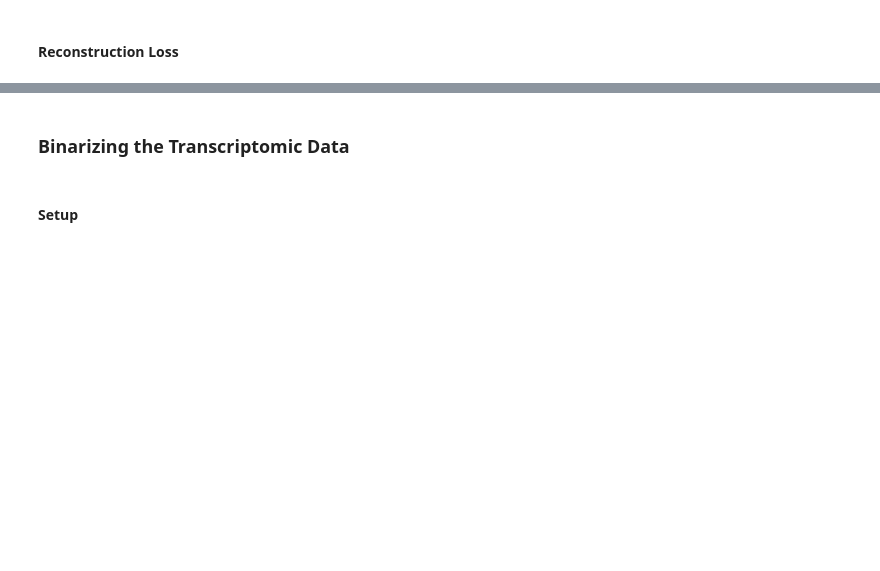
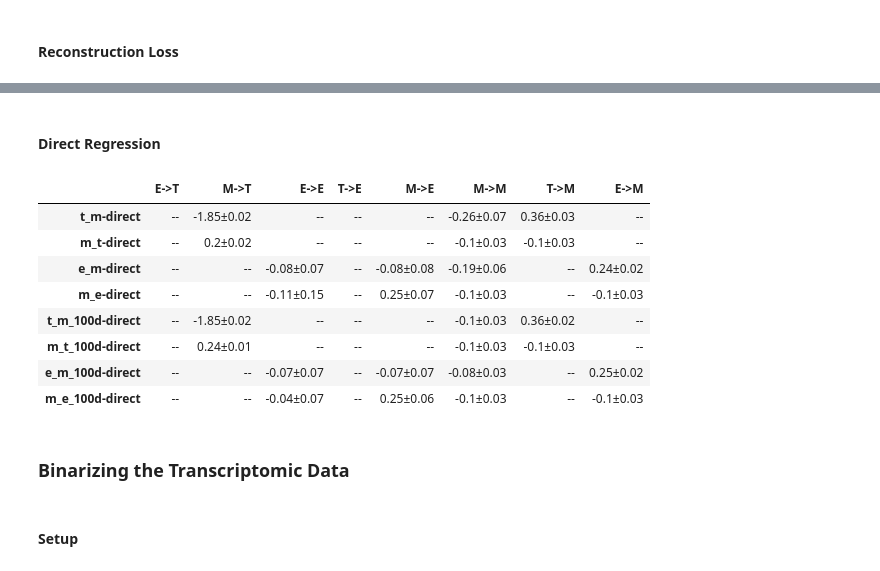
Before and after one commit to AllenInstitute/cplAE_MET, a Jupyter notebook: notebooks/Results.ipynb, the cells around one changed output, grey strips where cells are left out. Cells and saved outputs as stored; diff of their text form; code cells hidden in the pictures; blank space fills up the shorter version.

```diff
--- a/notebooks/Results.ipynb
+++ b/notebooks/Results.ipynb
@@ -761,3 +815,20 @@ build_table(general_scores, [
+# %% [markdown]
+#### Direct Regression
+# %%
+build_table(general_scores, [
+    ("E->T", "patchseq", "E->T"), ("M->T", "patchseq", "M->T"), ("E->E", "patchseq", "E->E"),
+    ("T->E", "patchseq", "T->E"), ("M->E", "patchseq", "M->E"), ("M->M", "patchseq", "M->M"), ("T->M", "patchseq", "T->M"),
+    ("E->M", "patchseq", "E->M")], ["direct"], 2)
+# %% [output]
+|  | E->T | M->T | E->E | T->E | M->E | M->M | T->M | E->M |
+| t_m-direct | -- | -1.85±0.02 | -- | -- | -- | -0.26±0.07 | 0.36±0.03 | -- |
+| m_t-direct | -- | 0.2±0.02 | -- | -- | -- | -0.1±0.03 | -0.1±0.03 | -- |
+| e_m-direct | -- | -- | -0.08±0.07 | -- | -0.08±0.08 | -0.19±0.06 | -- | 0.24±0.02 |
+| m_e-direct | -- | -- | -0.11±0.15 | -- | 0.25±0.07 | -0.1±0.03 | -- | -0.1±0.03 |
+| t_m_100d-direct | -- | -1.85±0.02 | -- | -- | -- | -0.1±0.03 | 0.36±0.02 | -- |
+| m_t_100d-direct | -- | 0.24±0.01 | -- | -- | -- | -0.1±0.03 | -0.1±0.03 | -- |
+| e_m_100d-direct | -- | -- | -0.07±0.07 | -- | -0.07±0.07 | -0.08±0.03 | -- | 0.25±0.02 |
+| m_e_100d-direct | -- | -- | -0.04±0.07 | -- | 0.25±0.06 | -0.1±0.03 | -- | -0.1±0.03 |
 # %% [markdown]
 ### Binarizing the Transcriptomic Data
 # %% [markdown]
```
Also changed, not shown: parts of 10 cells of this notebook, 11 other files.
